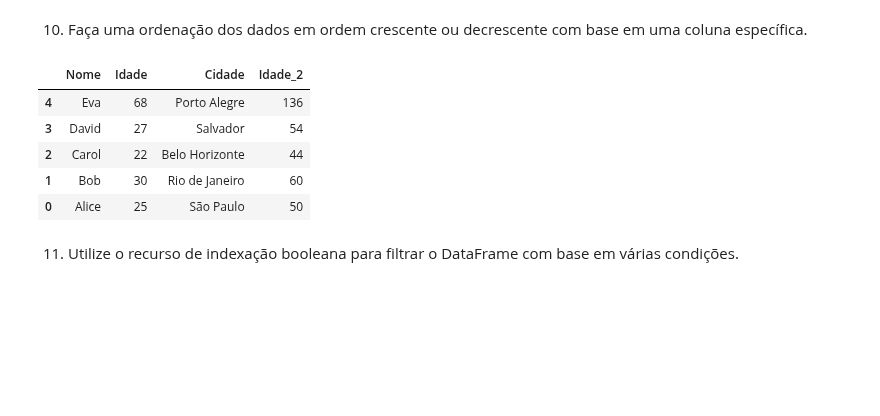
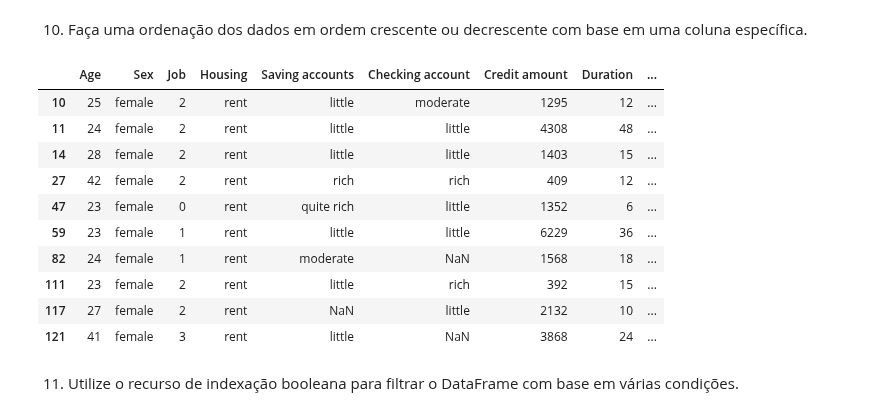
Before and after one commit to pveinberg/Curso_DataScience_Minsait, a Jupyter notebook: Notebooks/Aula01/Exercicio_Pandas.ipynb, the cells around one changed output. Drawn from its saved outputs; the diff is of its cells as text; code cells hidden in the pictures; blank space fills up the shorter version.

```diff
--- a/Notebooks/Aula01/Exercicio_Pandas.ipynb
+++ b/Notebooks/Aula01/Exercicio_Pandas.ipynb
@@ -8,4 +13,9 @@ import pandas as pd
 # %%
-data = pd.read_csv('./../../Datasets/Exercicio_Pandas_1.csv', sep='\t')
+# Load datasource
+data = pd.read_csv('./../../Datasets/german_credit_data.csv')
+
+# Exluir primeira coluna (index duplicado)
+data.drop(data.columns[0], axis=1, inplace=True)
+
 display(data.shape, data.head())
 # %% [output]
@@ -74,6 +110,11 @@ data[data.Idade>25]
 # %% [markdown]
 7. Crie uma nova coluna no DataFrame, calculando-a com base em outras colunas existentes.
 # %%
-data['Idade_2'] = data['Idade']*2
-data
+'''
+Criação da coluna 'prestação' (installment) com o resultado do valor do empréstimo (Credit amount)
+dividido pelo número de parcelas (Duration)
+'''
+
+data['installment'] = data['Credit amount']/data['Duration']
+data.sample(10)
 # %% [output]
@@ -90,8 +142,14 @@ data
 # %% [markdown]
 9.  Utilize a função `apply()` para aplicar uma função personalizada a uma coluna ou linha do DataFrame.
 # %%
-def duplica_idade(idade_):
-    return idade_ * 2
+# Cálculo da idade ao finalizar a duração do empréstimo
 
-data['Idade'].apply(duplica_idade)
+def calc_fim_emprestimo(idade_, duracao_):
+    return int(idade_ + (duracao_/12))
+
+assert calc_fim_emprestimo(20,18) == 21, "Resultado deve ser 21"
+
+data['Age_Finish_Pay'] = data.apply(lambda row: calc_fim_emprestimo(row['Age'], row['Duration']),axis=1)
+
+data[['Age', 'Duration', 'Age_Finish_Pay']].sample(10)
 # %% [output]
@@ -104,14 +167,20 @@ Name: Idade, dtype: int64
 # %% [markdown]
 10. Faça uma ordenação dos dados em ordem crescente ou decrescente com base em uma coluna específica.
 # %%
-data.sort_values(by='Nome', ascending=False)
+# Ordenando por housing (descendente) e por sex (ascendente)
+data.sort_values(by=['Housing', 'Sex'], ascending=[False, True]).head(10)
 # %% [output]
-|  | Nome | Idade | Cidade | Idade_2 |
-| 4 | Eva | 68 | Porto Alegre | 136 |
-| 3 | David | 27 | Salvador | 54 |
-| 2 | Carol | 22 | Belo Horizonte | 44 |
-| 1 | Bob | 30 | Rio de Janeiro | 60 |
-| 0 | Alice | 25 | São Paulo | 50 |
+|  | Age | Sex | Job | Housing | Saving accounts | Checking account | Credit amount | Duration | ... |
+| 10 | 25 | female | 2 | rent | little | moderate | 1295 | 12 | ... |
+| 11 | 24 | female | 2 | rent | little | little | 4308 | 48 | ... |
+| 14 | 28 | female | 2 | rent | little | little | 1403 | 15 | ... |
+| 27 | 42 | female | 2 | rent | rich | rich | 409 | 12 | ... |
+| 47 | 23 | female | 0 | rent | quite rich | little | 1352 | 6 | ... |
+| 59 | 23 | female | 1 | rent | little | little | 6229 | 36 | ... |
+| 82 | 24 | female | 1 | rent | moderate | NaN | 1568 | 18 | ... |
+| 111 | 23 | female | 2 | rent | little | rich | 392 | 15 | ... |
+| 117 | 27 | female | 2 | rent | NaN | little | 2132 | 10 | ... |
+| 121 | 41 | female | 3 | rent | little | NaN | 3868 | 24 | ... |
 # %% [markdown]
 11. Utilize o recurso de indexação booleana para filtrar o DataFrame com base em várias condições.
 # %%
```
Also changed, not shown: parts of 24 cells of this notebook.
